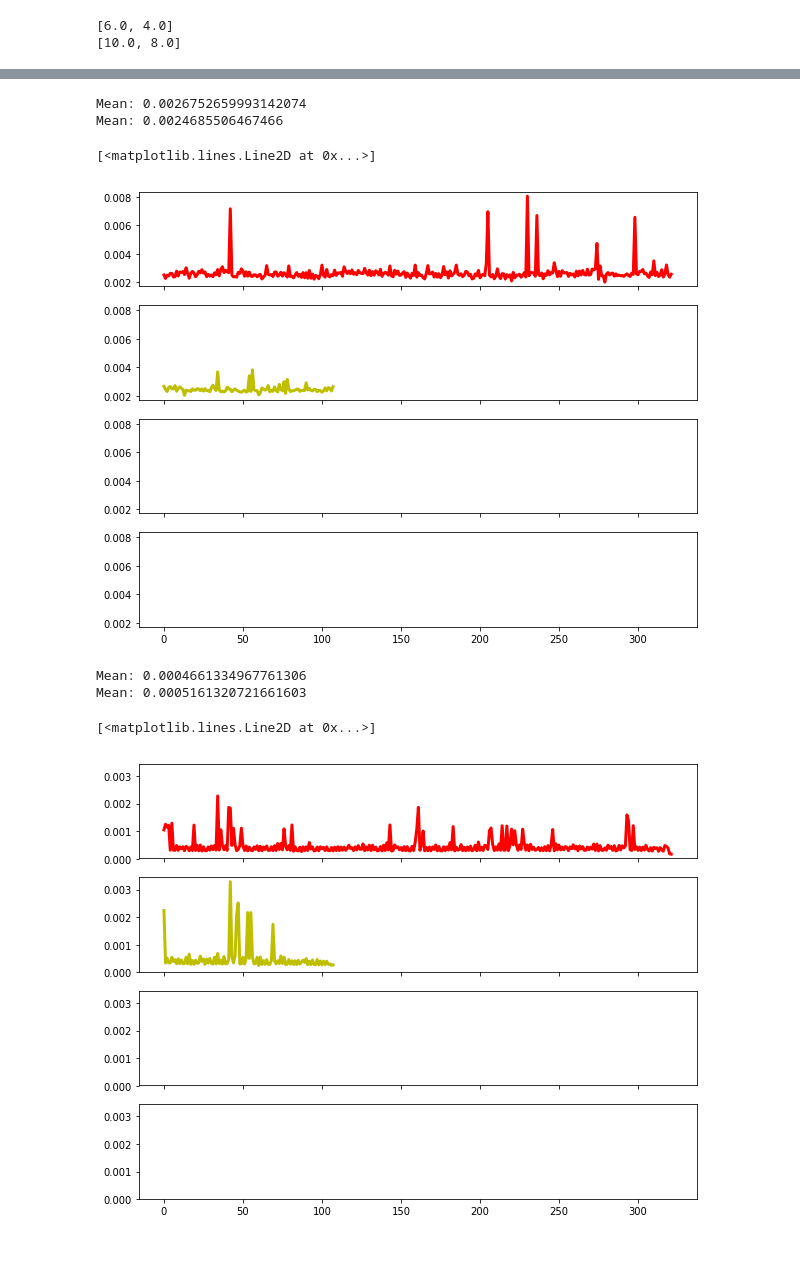
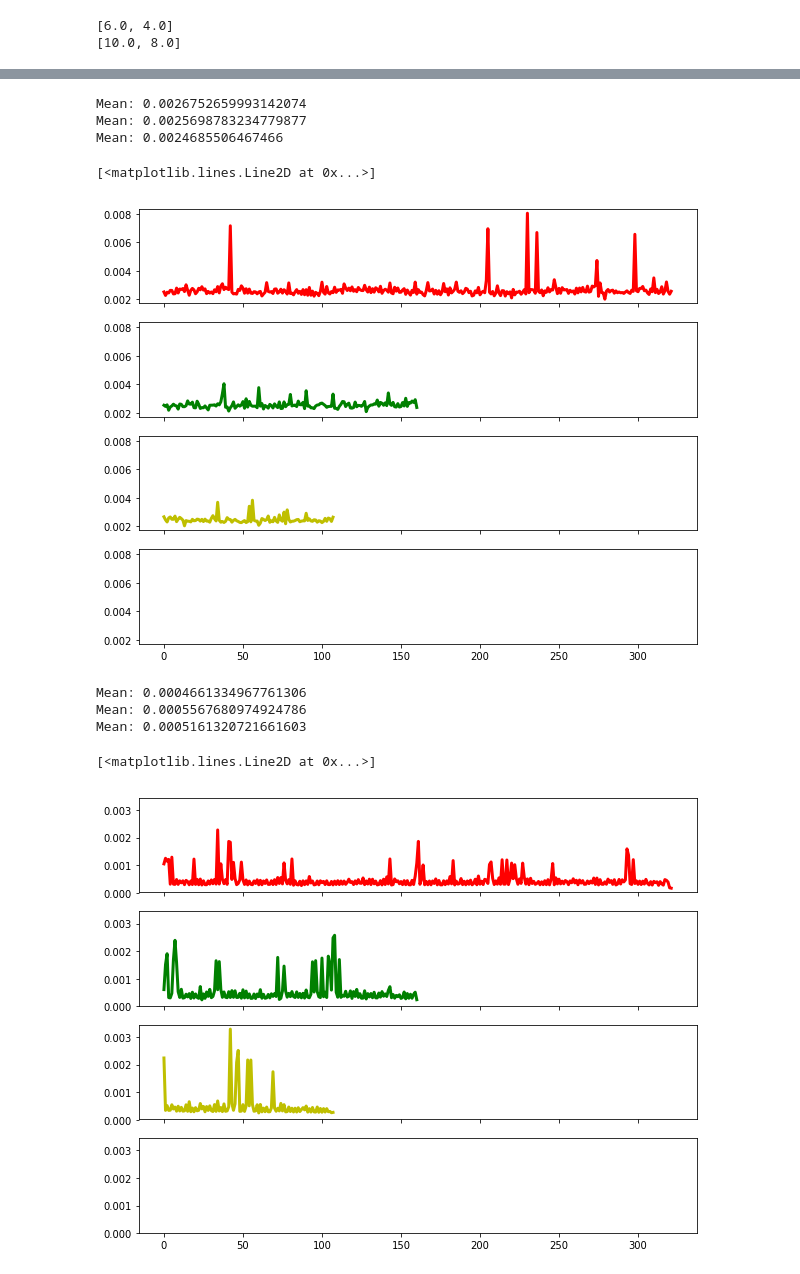
Before and after one commit to Anirban2404/calTech_transferLearning, a Jupyter notebook: logAnalysis.ipynb, the cells around one changed output, grey strips where cells are left out. Cells and saved outputs as stored; diff of their text form; code cells hidden in the pictures.

```diff
--- a/logAnalysis.ipynb
+++ b/logAnalysis.ipynb
@@ -165,36 +174,44 @@ fig, axs = plt.subplots(4, sharex=True, sharey=True)
 x, y = zip(*updateMetricDict8.items())
 print("Mean:", sum(y)/len(y))
 axs[0].plot(x, y, 'r-', linewidth=3)
+
+x, y = zip(*updateMetricDict16.items())
+print("Mean:", sum(y)/len(y))
+axs[1].plot(x, y, 'g-', linewidth=3)
+
 x, y = zip(*updateMetricDict24.items())
 print("Mean:", sum(y)/len(y))
-axs[1].plot(x, y, 'y-', linewidth=3)
-# x, y = zip(*updateMetricDict128.items())
-# print("Mean:", sum(y)/len(y))
-# axs[2].plot(x, y, 'g-', linewidth=3)
+axs[2].plot(x, y, 'y-', linewidth=3)
+
 # x, y = zip(*updateMetricDict64.items())
 # print("Mean:", sum(y)/len(y))
 # axs[3].plot(x, y, 'b-', linewidth=3)
 # %% [output]
 Mean: 0.0026752659993142074
+Mean: 0.0025698783234779877
 Mean: 0.0024685506467466
 [<matplotlib.lines.Line2D at 0x...>]
-[figure, old version]
+[figure, new version]
 # %%
 fig, axs = plt.subplots(4, sharex=True, sharey=True)
 x, y = zip(*prepareDict8.items())
 print("Mean:", sum(y)/len(y))
 axs[0].plot(x, y, 'r-', linewidth=3)
+
+x, y = zip(*prepareDict16.items())
+print("Mean:", sum(y)/len(y))
+axs[1].plot(x, y, 'g-', linewidth=3)
+
 x, y = zip(*prepareDict24.items())
 print("Mean:", sum(y)/len(y))
-axs[1].plot(x, y, 'y-', linewidth=3)
-# x, y = zip(*prepareDict128.items())
-# print("Mean:", sum(y)/len(y))
-# axs[2].plot(x, y, 'g-', linewidth=3)
+axs[2].plot(x, y, 'y-', linewidth=3)
+
 # x, y = zip(*prepareDict64.items())
 # print("Mean:", sum(y)/len(y))
 # axs[3].plot(x, y, 'b-', linewidth=3)
 # %% [output]
 Mean: 0.0004661334967761306
+Mean: 0.0005567680974924786
 Mean: 0.0005161320721661603
 [<matplotlib.lines.Line2D at 0x...>]
-[figure, old version]
+[figure, new version]
```
Also changed, not shown: parts of 3 cells of this notebook, 5 other files.
